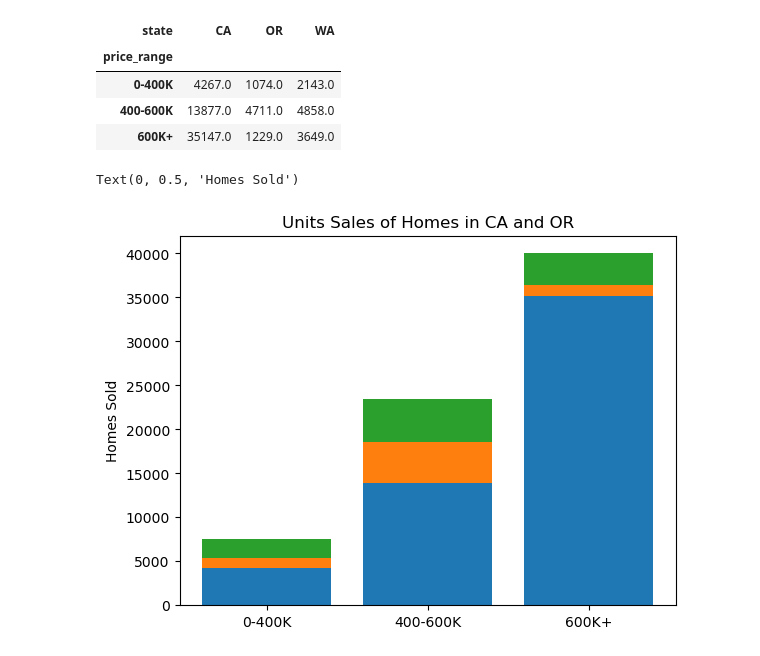
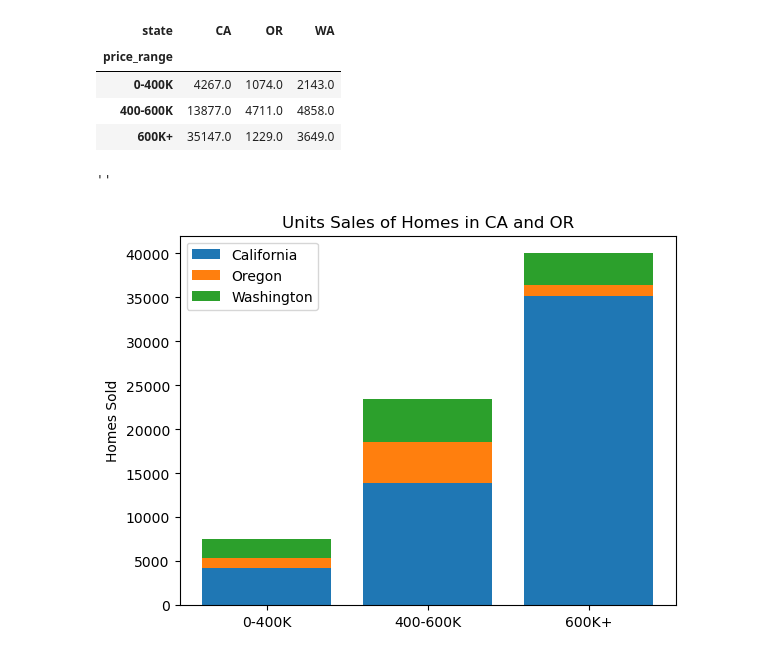
Before and after one commit to soslin/MatPlotLib_Seaborn_Practice, a Jupyter notebook: Bar Charts.ipynb, the cells around one changed output. Cells and saved outputs as stored; diff of their text form; code cells hidden in the pictures.

```diff
--- a/Bar Charts.ipynb
+++ b/Bar Charts.ipynb
@@ -139,30 +139,31 @@ ca_or.head()
 # %%
 fig, ax = plt.subplots()
 
 ax.bar(
     ca_or.index,
     ca_or['CA'],
     label = "California"
 )
 
 ax.bar(
     ca_or.index,
     ca_or['OR'],
     label = "Oregon",
     bottom = ca_or["CA"]
 )
 
 ax.bar(
     ca_or.index,
     ca_or['WA'],
     label = "Washington",
     bottom = ca_or["CA"] + ca_or["OR"]
 )
 
 ax.set_title("Units Sales of Homes in CA and OR")
 ax.set_ylabel("Homes Sold")
 
-ax.legend
+ax.legend()
+;
 # %% [output]
-Text(0, 0.5, 'Homes Sold')
+''
-[figure, old version]
+[figure, new version]
```
Also changed, not shown: parts of 10 cells of this notebook.
